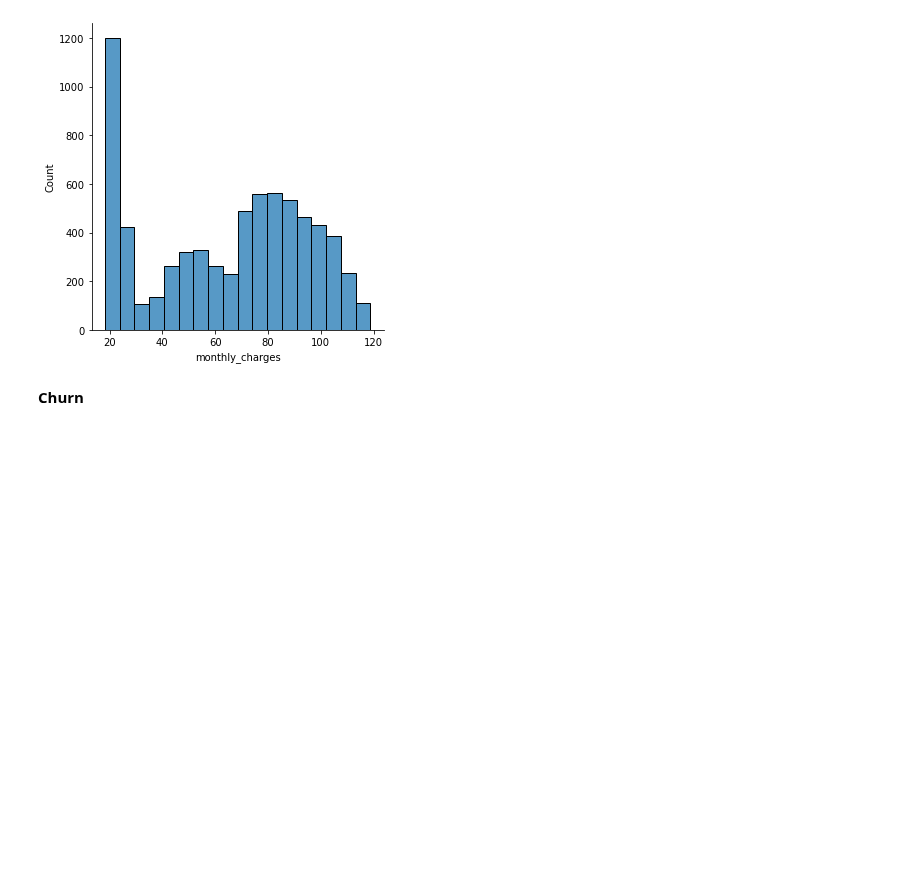
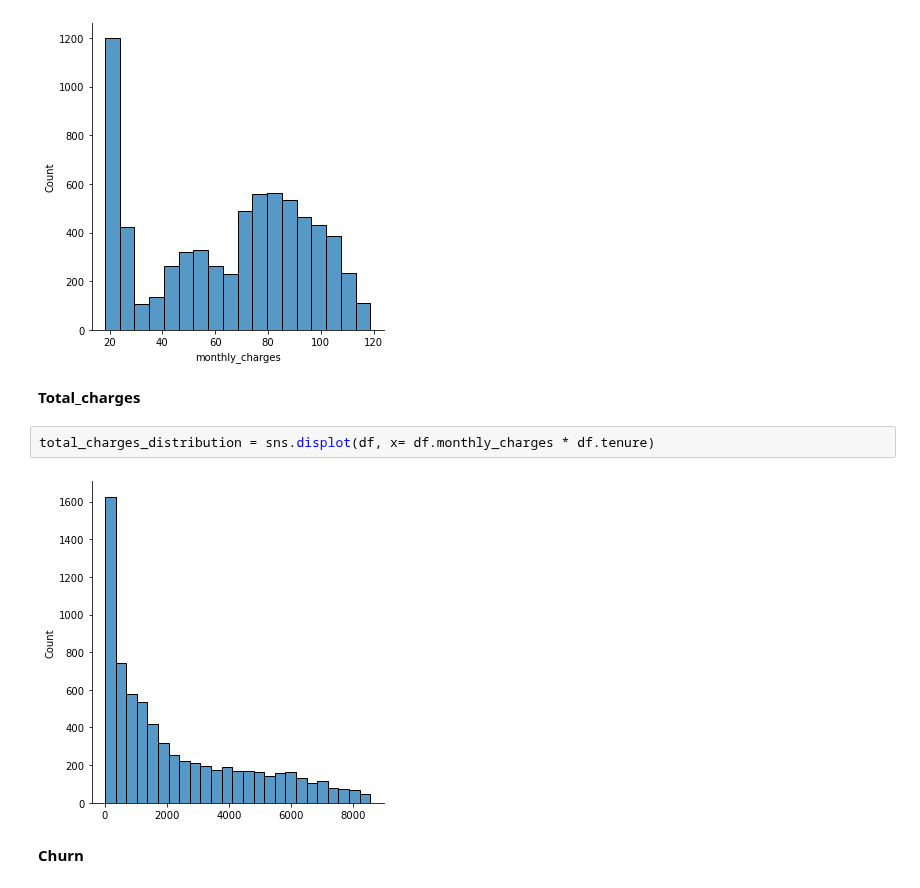
Before and after one commit to malachi-hale/Telco-project, a Jupyter notebook: Final project.ipynb, the cells around one changed output. Saved outputs shown, nothing was run; the diff lists cells and outputs as text; blank space fills up the shorter version.

```diff
--- a/Final project.ipynb
+++ b/Final project.ipynb
@@ -289,6 +289,12 @@ payment_type_id_distribution = sns.displot(df, x = df.payment_type_id, discrete
 monthly_charges_distribution = sns.displot(df, x='monthly_charges')
 # %% [output]
 [figure]
+# %% [markdown]
+**Total_charges**
+# %%
+total_charges_distribution = sns.displot(df, x= df.monthly_charges * df.tenure)
+# %% [output]
+[figure, added]
 # %% [markdown]
 **Churn**
 # %%
```
Also changed, not shown: parts of 27 cells of this notebook.
